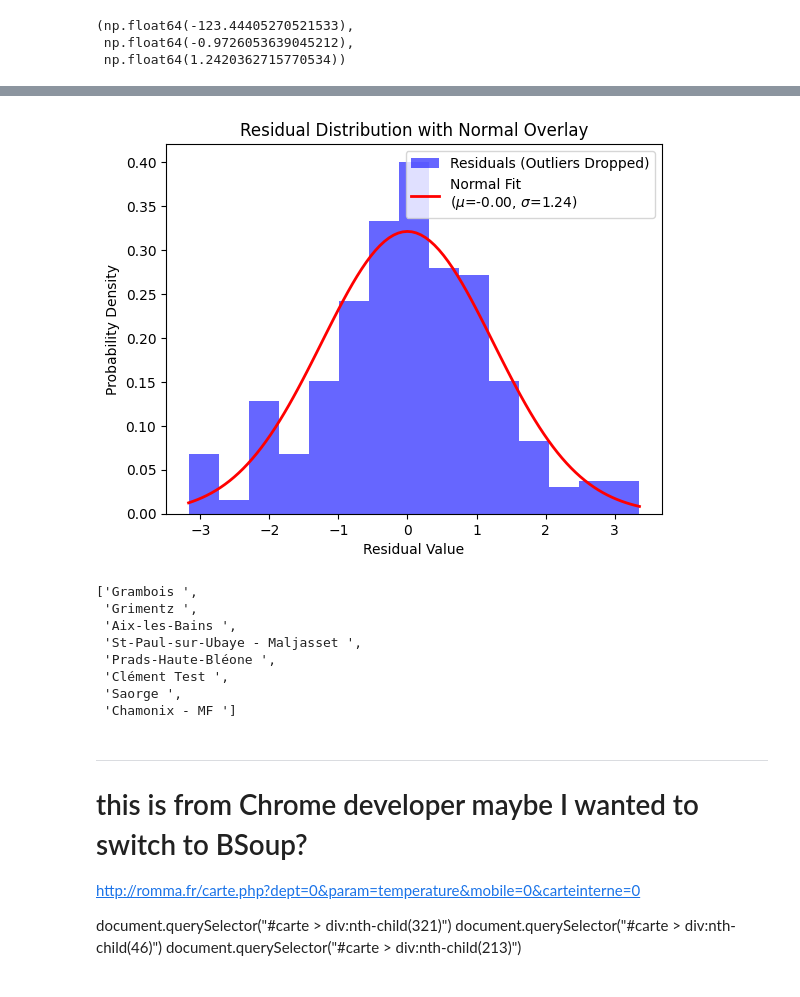
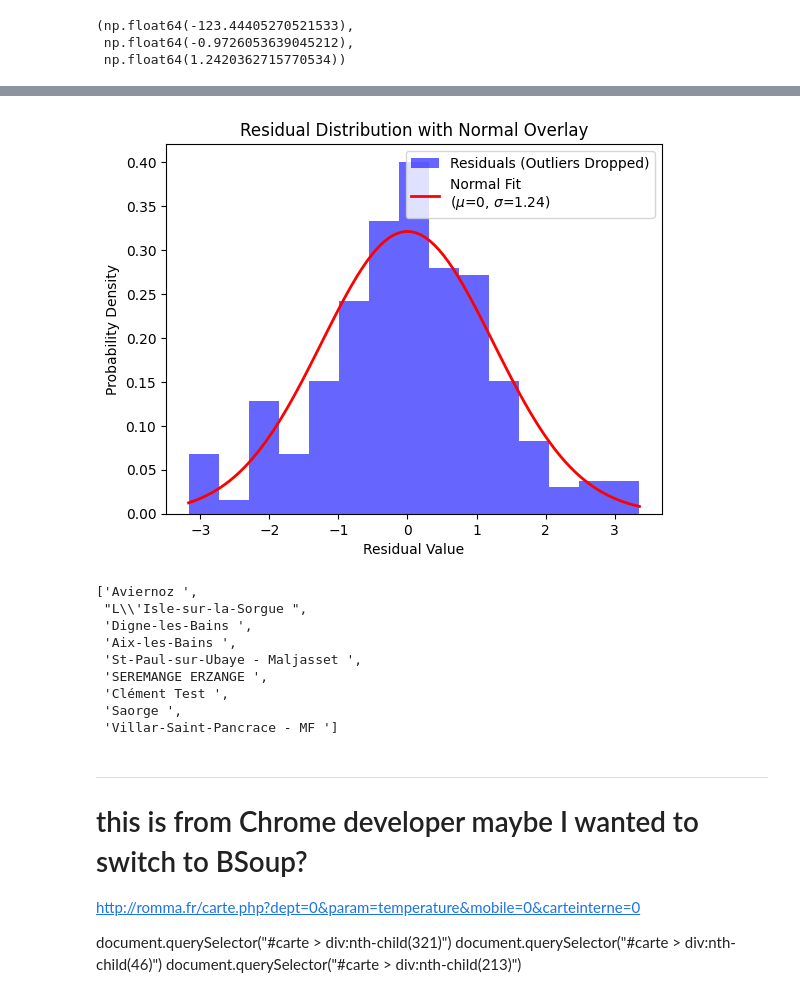
Before and after one commit to macbuse/ROMMA, a Jupyter notebook: romma_again.ipynb, the cells around one changed output, grey strips where cells are left out. Cells and saved outputs as stored; diff of their text form; code cells hidden in the pictures.

```diff
--- a/romma_again.ipynb
+++ b/romma_again.ipynb
@@ -165,9 +165,8 @@ slope, intercept, r_value, p_value, std_err = stats.linregress(A, T)
 # 3. Identify Outliers
 # Calculate absolute residuals using vectorized operations
 expected_T = slope * A + intercept
-signed_residuals = expected_T - T
-residuals = np.abs(signed_residuals)
-is_outlier = residuals > 4
+residuals = expected_T - T
+is_outlier = np.abs(residuals) > 4
 
 # Filter outlier data using boolean indexing
 outlier_names = [name for name, outlier in zip(names, is_outlier) if outlier]
@@ -232,16 +231,16 @@ Let's
 # 0.  drop outliers and redo the regression
 
 A_filtered, T_filtered = A[~is_outlier],T[~is_outlier]
-vv = stats.linregress(A_filtered, T_filtered)
+slope, intercept, r_value, p_value, std_err  = stats.linregress(A_filtered, T_filtered)
 # the r value is typically -.95
 
 # 1. Calculate the filtered residuals
-expected = vv.slope * A_filtered + vv.intercept
+expected = slope * A_filtered + intercept
 residuals = expected - T_filtered
 
 # 2. Compute the sample metrics for the normal distribution
 #mu = np.mean(residuals)
-# we did a regression so the average is 0
+# we did a regression so the mean is 0
 mu = 0
 sigma = np.std(residuals)
 
@@ -253,40 +261,42 @@ sigma = np.std(residuals)
 # %%
 
 from scipy.stats import norm
 
 # 3. Plot the histogram using density=True
 plt.hist(residuals, bins=15, density=True,
          alpha=0.6, color='b',
          label='Residuals (Outliers Dropped)')
 
 # 4. Generate points along the x-axis for the continuous curve
 # Using a dense grid between the min and max residual
 x = np.linspace(np.min(residuals), np.max(residuals), 100)
 
 # 5. Evaluate the normal PDF at those points and plot
-plt.plot(x, norm.pdf(x, mu, sigma), 'r-',
-         linewidth=2, label=f'Normal Fit\n($\mu$={mu:.2f}, $\sigma$={sigma:.2f})')
+plt.plot(x, norm.pdf(x, mu, sigma),
+         'r-',  linewidth=2,
+         #hardcode the mean
+         label=f'Normal Fit\n($\mu$=0, $\sigma$={sigma:.2f})')
 
 # 6. Final graph layout adjustments
 plt.title('Residual Distribution with Normal Overlay')
 plt.xlabel('Residual Value')
 plt.ylabel('Probability Density')
-plt.legend()
-plt.show()
+plt.legend();
 # %% [output]
-[figure, old version]
+[figure, new version]
 # %%
 # should log this too to see if symptomatic of micro climates
-[x for x,y in zip(names, abs(diff) > 4) if y]
+[x for x,y in zip(names, is_outlier) if y]
 # %% [output]
-['Grambois ',
- 'Grimentz ',
+['Aviernoz ',
+ "L\\'Isle-sur-la-Sorgue ",
+ 'Digne-les-Bains ',
  'Aix-les-Bains ',
  'St-Paul-sur-Ubaye - Maljasset ',
- 'Prads-Haute-Bléone ',
+ 'SEREMANGE ERZANGE ',
  'Clément Test ',
  'Saorge ',
- 'Chamonix - MF ']
+ 'Villar-Saint-Pancrace - MF ']
 # %% [markdown]
 ---
 
```
Also changed, not shown: parts of 2 cells of this notebook.
